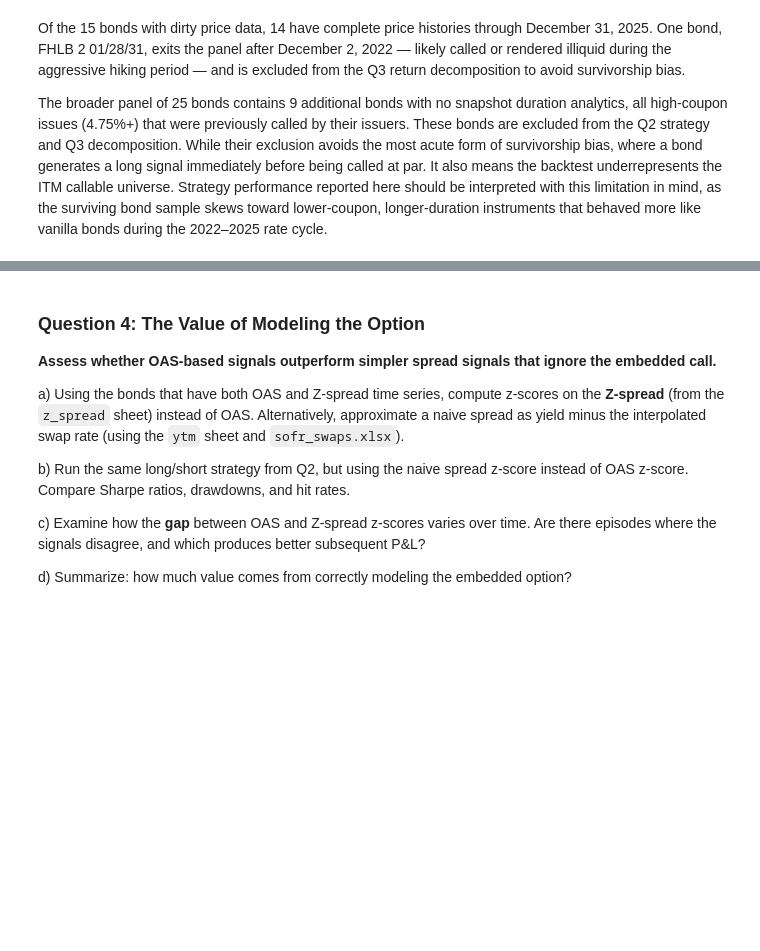
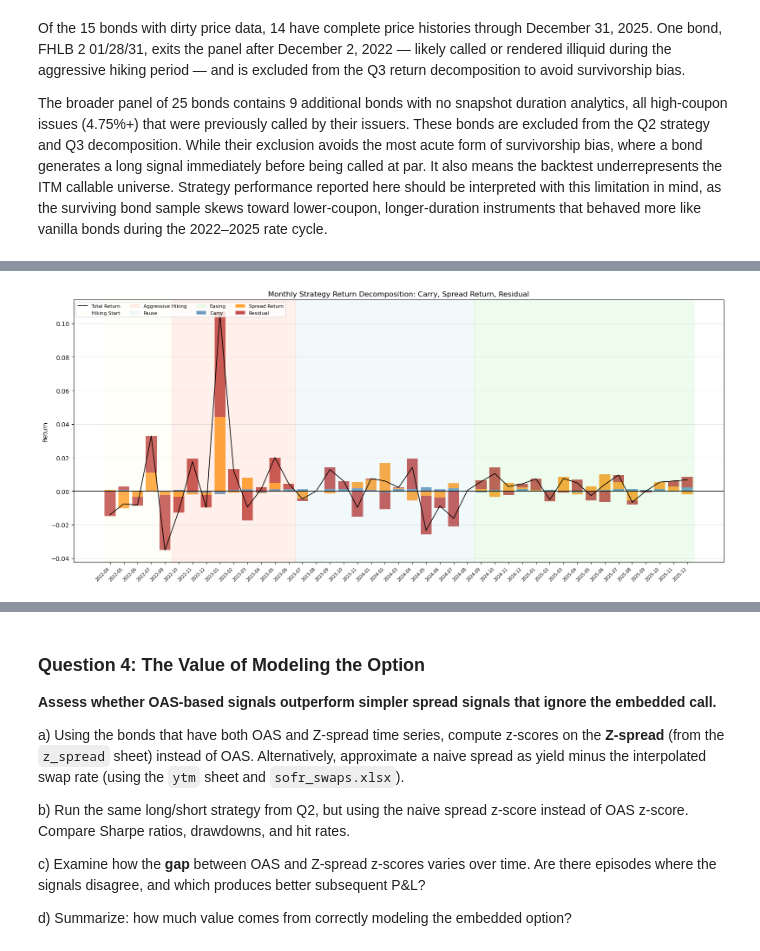
Before and after one commit to luciemartin8/FI_Deriv_FinalProject_B8, a Jupyter notebook: LucieWork/P.6.CallableAgencyBondOASStrategy.ipynb, the cells around one changed output, grey strips where cells are left out. Saved outputs shown, nothing was run; the diff lists cells and outputs as text; code cells hidden in the pictures; blank space fills up the shorter version.

```diff
--- a/LucieWork/P.6.CallableAgencyBondOASStrategy.ipynb
+++ b/LucieWork/P.6.CallableAgencyBondOASStrategy.ipynb
@@ -84,7 +84,7 @@ from pathlib import Path
 %matplotlib inline
 plt.rcParams['figure.figsize'] = (12, 5)
 
-DATA_PATH = Path('_DATA')
+DATA_PATH = Path('/Users/luciemartin/Desktop/GitRepositories/FI_Derive_FinalProject/_DATA')
 # %%
 # Load callable agency panel (use most recent file)
 panel_file = sorted(DATA_PATH.glob('callable_agency_panel_*.xlsx'))[-1]
@@ -1213,0 +1274,48 @@ plt.show()
+# %%
+fig, ax = plt.subplots(figsize=(16, 7))
+
+decomp_active = decomp[decomp['Total'].abs() > 1e-6].dropna(how='all')
+x = range(len(decomp_active))
+
+# Stacked bars — handle positive and negative separately
+components = ['Carry', 'Spread Return', 'Residual']
+colors = ['steelblue', 'darkorange', 'firebrick']
+
+bottom_pos = np.zeros(len(decomp_active))
+bottom_neg = np.zeros(len(decomp_active))
+
+for comp, color in zip(components, colors):
+    vals = decomp_active[comp].values
+    pos_vals = np.where(vals > 0, vals, 0)
+    neg_vals = np.where(vals < 0, vals, 0)
+    ax.bar(x, pos_vals, bottom=bottom_pos, label=comp, color=color, alpha=0.8)
+    ax.bar(x, neg_vals, bottom=bottom_neg, color=color, alpha=0.8)
+    bottom_pos += pos_vals
+    bottom_neg += neg_vals
+
+# Total return line
+ax.plot(x, decomp_active['Total'], 'k-', linewidth=1.2,
+        label='Total Return', zorder=5)
+ax.axhline(0, color='black', linewidth=0.8)
+
+# Regime shading
+for start, end, label, color in regimes:
+    mask = (decomp_active.index >= pd.Timestamp(start)) & \
+           (decomp_active.index <= pd.Timestamp(end))
+    if mask.any():
+        indices = np.where(mask)[0]
+        ax.axvspan(indices[0] - 0.5, indices[-1] + 0.5,
+                   alpha=0.15, color=color, label=label)
+
+ax.set_xticks(range(len(decomp_active)))
+ax.set_xticklabels(decomp_active.index.strftime('%Y-%m'),
+                    rotation=45, ha='right', fontsize=7)
+ax.set_ylabel('Return')
+ax.set_title('Monthly Strategy Return Decomposition: Carry, Spread Return, Residual')
+ax.legend(loc='upper left', fontsize=8, ncol=4)
+ax.grid(True, alpha=0.3, axis='y')
+
+plt.tight_layout()
+plt.show()
+# %% [output]
+[figure, added]
```
Also changed, not shown: parts of 58 cells of this notebook.
